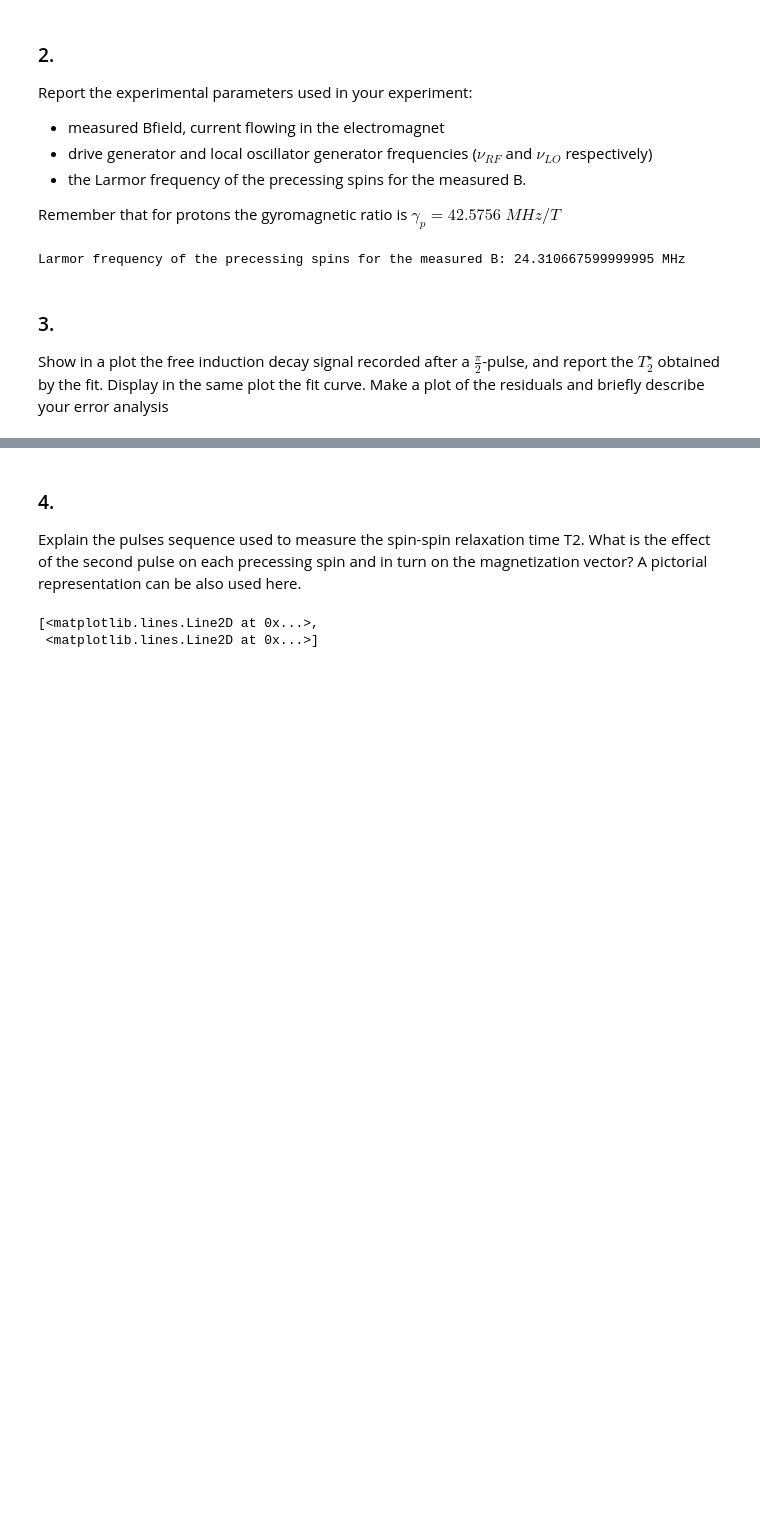
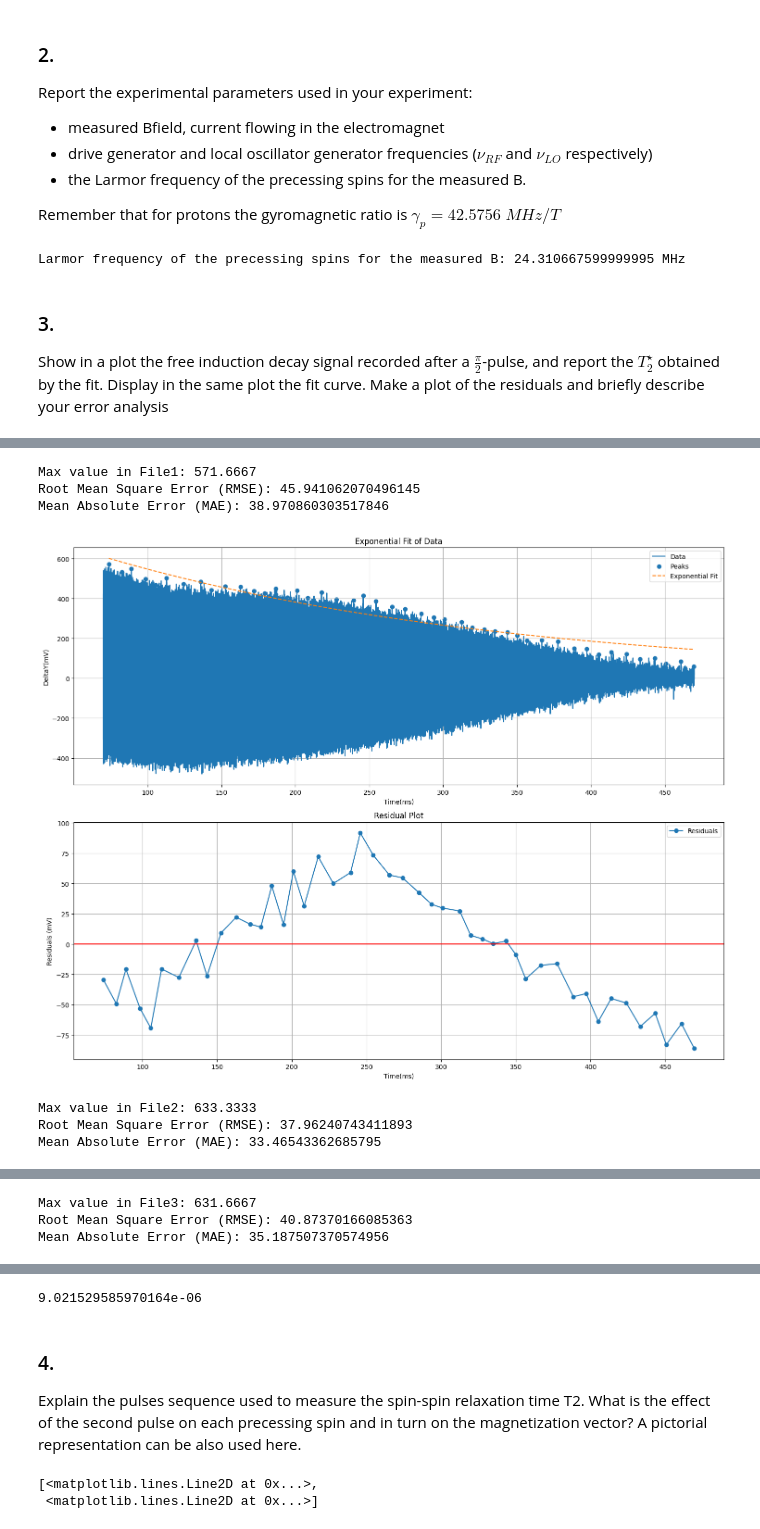
Before and after one commit to sdracia/Quantum-Hardware, a Jupyter notebook: project.ipynb, the cells around one changed output, grey strips where cells are left out. Cells and saved outputs as stored; diff of their text form; code cells hidden in the pictures; blank space fills up the shorter version.

```diff
--- a/project.ipynb
+++ b/project.ipynb
@@ -126,0 +110,73 @@ Mean Absolute Error (MAE): 11.1386866627304
+# %%
+# Define the function for exponential fit
+def exponential_func(x, a, tau):
+    return a * np.exp(-x / tau)
+
+# Iterate over the files
+for i in range(1, 4):
+    # Read the CSV file
+    filename = f"File{i}/File{i}_fid.csv"
+    fid_signal = pd.read_csv(filename, engine="python")
+
+    # Scale the values in the DataFrame
+    fid_signal.iloc[:, 0] *= 10e5
+    fid_signal.iloc[:, 1] *= 10e2
+
+    # Print the maximum value in the second column
+    print(f"Max value in File{i}: {max(fid_signal.iloc[:, 1])}")
+
+    # Rename the columns for clarity
+    fid_signal.columns = ["Time(ms)", "DeltaY(mV)"]
+
+    # Create a new figure with two subplots
+    fig, axes = plt.subplots(nrows=2, ncols=1, figsize=(15, 12))
+
+    # Find peaks and perform exponential fit
+    peaks_ind, _ = find_peaks(fid_signal.iloc[:, 1], height=0, prominence=0.5, distance=300)
+    x_peaks = fid_signal.iloc[:, 0][peaks_ind]
+    peaks = fid_signal.iloc[:, 1][peaks_ind]
+    popt, pcov = curve_fit(exponential_func, x_peaks, peaks, p0=[600, 200])
+    std_dev_T2 = np.sqrt(pcov[1, 1])
+
+    # Plot the exponential fit on the first subplot
+    axes[0].plot(fid_signal.iloc[:, 0], fid_signal.iloc[:, 1], label='Data')
+    axes[0].scatter(x_peaks, peaks, label='Peaks', marker='o')
+    axes[0].plot(x_peaks, exponential_func(x_peaks, *popt), label='Exponential Fit', linestyle='--')
+    axes[0].set_xlabel("Time(ms)")
+    axes[0].set_ylabel("DeltaY(mV)")
+    axes[0].set_title('Exponential Fit of Data')
+    axes[0].legend()
+    axes[0].grid(True)
+
+    # Calculate the fitted values and residuals
+    fitted_values = exponential_func(x_peaks, *popt)
+    residuals = peaks - fitted_values
+
+    # Plot the residuals on the second subplot
+    axes[1].plot(x_peaks, residuals, label='Residuals', marker='o')
+    axes[1].axhline(y=0, color='r', linestyle='-')  # Add horizontal line at y=0 for reference
+    axes[1].set_xlabel(fid_signal.columns[0])
+    axes[1].set_ylabel('Residuals (mV)')
+    axes[1].set_title('Residual Plot')
+    axes[1].legend()
+    axes[1].grid(True)
+
+    # Calculate Root Mean Square Error (RMSE) and Mean Absolute Error (MAE)
+    rmse = np.sqrt(np.mean(residuals**2))
+    mae = np.mean(np.abs(residuals))
+
+    # Print RMSE and MAE
+    print("Root Mean Square Error (RMSE):", rmse)
+    print("Mean Absolute Error (MAE):", mae)
+
+    # Show the figure for the current cycle
+    plt.tight_layout()
+    plt.show()
+# %% [output]
+Max value in File1: 571.6667
+Root Mean Square Error (RMSE): 45.941062070496145
+Mean Absolute Error (MAE): 38.970860303517846
+[figure, added]
+Max value in File2: 633.3333
+Root Mean Square Error (RMSE): 37.96240743411893
+Mean Absolute Error (MAE): 33.46543362685795
@@ -126,0 +184,3 @@ Mean Absolute Error (MAE): 11.1386866627304
+Max value in File3: 631.6667
+Root Mean Square Error (RMSE): 40.87370166085363
+Mean Absolute Error (MAE): 35.187507370574956
@@ -127,3 +188,7 @@ Mean Absolute Error (MAE): 11.1386866627304
+# %%
+(10**6/gyromag_ratio) * (1/37100 + 1/2800)
+# %% [output]
+9.021529585970164e-06
 # %% [markdown]
 ### 4\.
 
```
Also changed, not shown: parts of 9 cells of this notebook, 5 other files.
